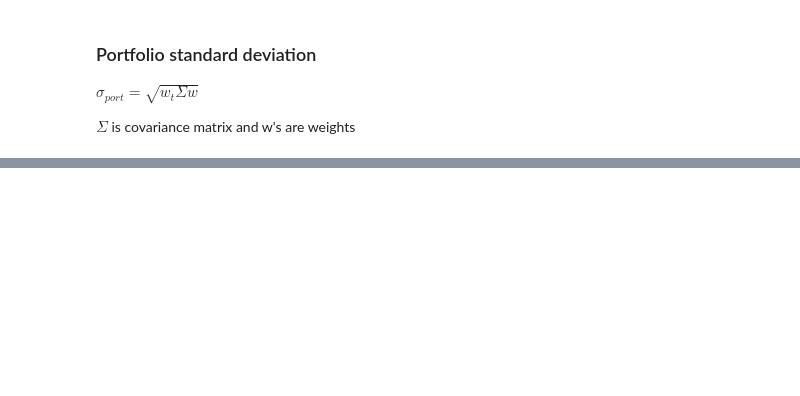
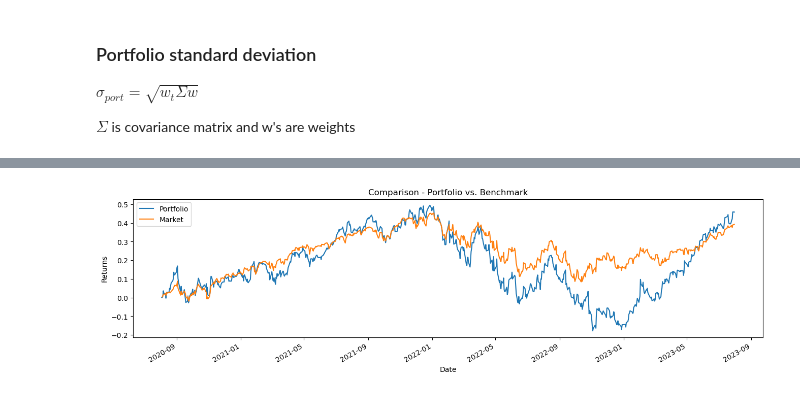
Before and after one commit to ansingh16/risk-management, a Jupyter notebook: Risk_management.ipynb, the cells around one changed output, grey strips where cells are left out. Cells and saved outputs as stored; diff of their text form; code cells hidden in the pictures; blank space fills up the shorter version.

```diff
--- a/Risk_management.ipynb
+++ b/Risk_management.ipynb
@@ -89,3 +132,13 @@ $Total \ risk = systematic \ risk + non-systematic \ risk$
+# %%
+# real risk free rate = RFR - infaltion
+infaltion = 3.3
+RFR  = 4.54
+real_rf = RFR - infaltion
+
+stocks_return[ 'RF Rate'  ]  =  real_rf/100.0
+
+#  Excess return
+stocks_return['excess']  =  stocks_return['Portfolio'] - stocks_return[ 'RF Rate'  ]
 # %% [markdown]
 ### Beta
 
@@ -241,0 +150,8 @@ print(f"5% VaR of the portfolio: {var_5:.2%}")
+# %%
+# To calculate beta
+
+stocks_return['Market']  =  yf.download( 'SPY',start_date,end_date)['Close']
+
+stocks_return['Market']=stocks_return['Market'].pct_change()
+
+stocks_return.head().dropna()
@@ -241,0 +166,5 @@ print(f"5% VaR of the portfolio: {var_5:.2%}")
+# %%
+# Exess return of the market
+
+stocks_return['excess market']  =  stocks_return['Market'] - stocks_return['RF Rate']
+stocks_return.head().dropna()
@@ -241,0 +214,11 @@ print(f"5% VaR of the portfolio: {var_5:.2%}")
+# %%
+# plot returns of porfolio and market
+
+CumulativeReturns  =  ((1 + stocks_return[[ 'Portfolio','Market'  ]]).cumprod()- 1  )
+CumulativeReturns.plot(figsize   =  ( 16,4  ))
+_  =  plt.ylabel( 'Returns'  )
+_  =  plt.title( 'Comparison - Portfolio vs. Benchmark'  )
+_  =  plt.xlabel( 'Date'  )
+plt.show()
+# %% [output]
+[figure, added]
```
Also changed, not shown: parts of 34 cells of this notebook, 2 other files.
